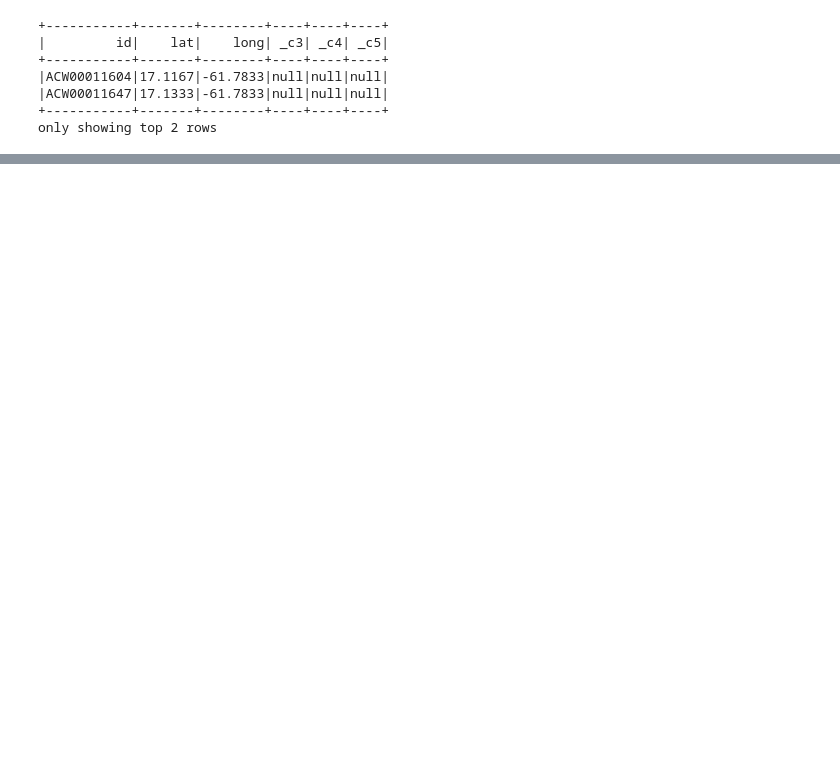
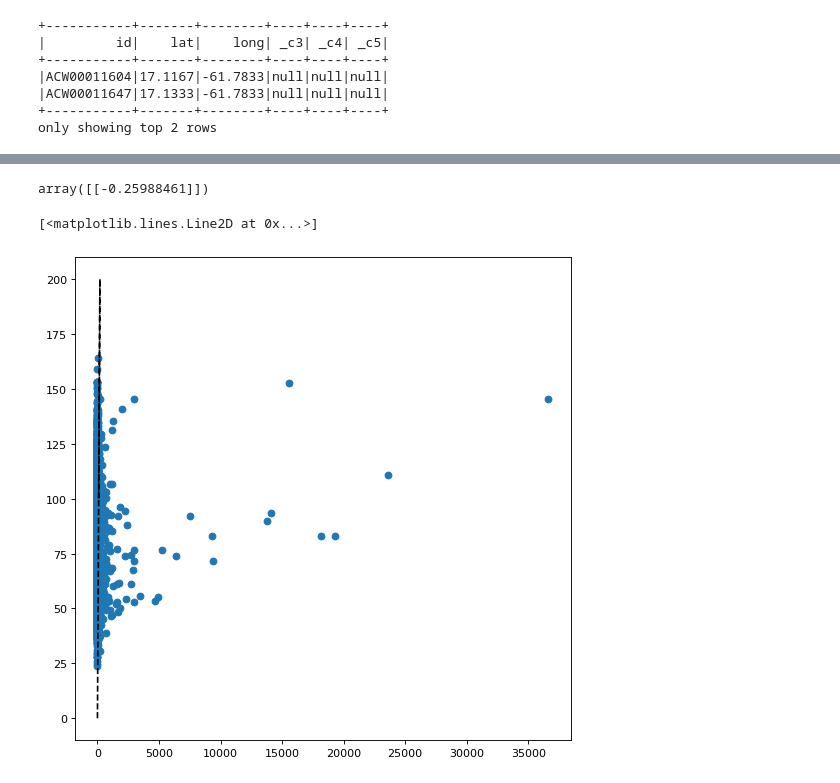
Before and after one commit to chettkulkarni/MachineLearning, a Jupyter notebook: weatherDataLoad.ipynb, the cells around one changed output, grey strips where cells are left out. Cells and saved outputs as stored; diff of their text form; code cells hidden in the pictures; blank space fills up the shorter version.

```diff
--- a/weatherDataLoad.ipynb
+++ b/weatherDataLoad.ipynb
@@ -407,0 +494,3 @@ complete
+# %%
+# X = finalFinal[['LATITUDE','LONGITUDE','STAT_CAUSE_CODE','DISCOVERY_DOY','value','date']].values.reshape(-1,6)
+X = finalFinal[['value']].values.reshape(-1,1)
@@ -407,0 +507,2 @@ complete
+# %%
+Y = finalFinal[['FIRE_SIZE']].values.reshape(-1,1)
@@ -407,0 +519,18 @@ complete
+# %%
+X_train, X_test, Y_train, Y_test = train_test_split(X,Y,test_size = 0.2)
+# %%
+regressor = LinearRegression().fit(X_train,Y_train)
+# %%
+regressor.coef_
+# %% [output]
+array([[-0.25988461]])
+# %%
+pred = regressor.predict(X_test)
+# plt.scatter(Y_test,pred,marker='.',c='b')
+
+plt.figure(figsize=(8, 8), dpi=80)
+plt.scatter(Y_test,pred)
+plt.plot([0,200,100],[0,200,100],c='k',linestyle='--')
+# %% [output]
+[<matplotlib.lines.Line2D at 0x...>]
+[figure, added]
```
Also changed, not shown: parts of 52 cells of this notebook.
